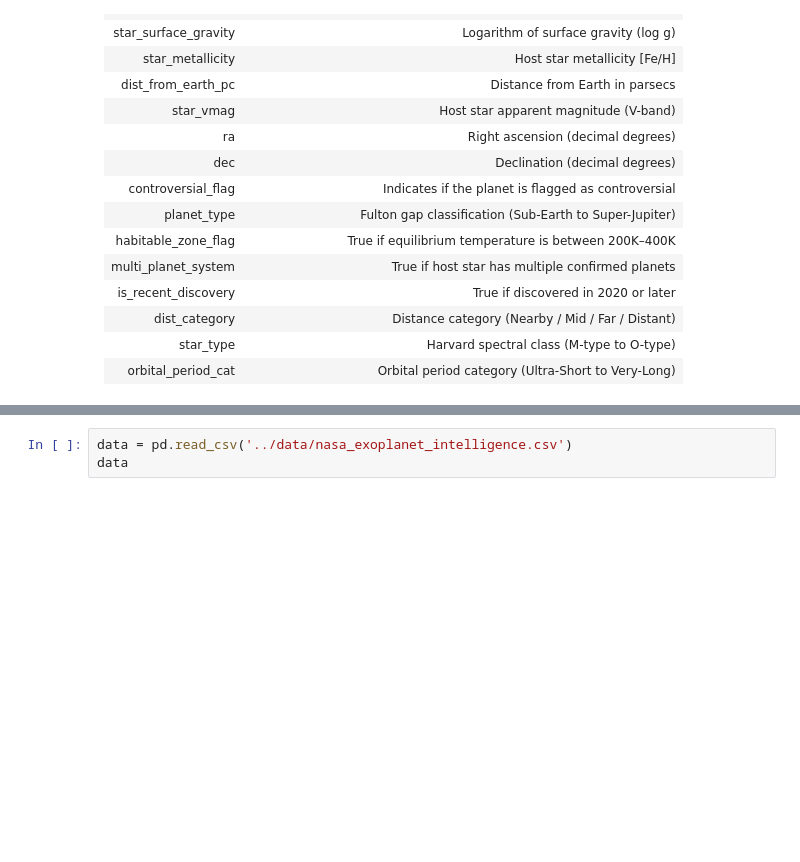
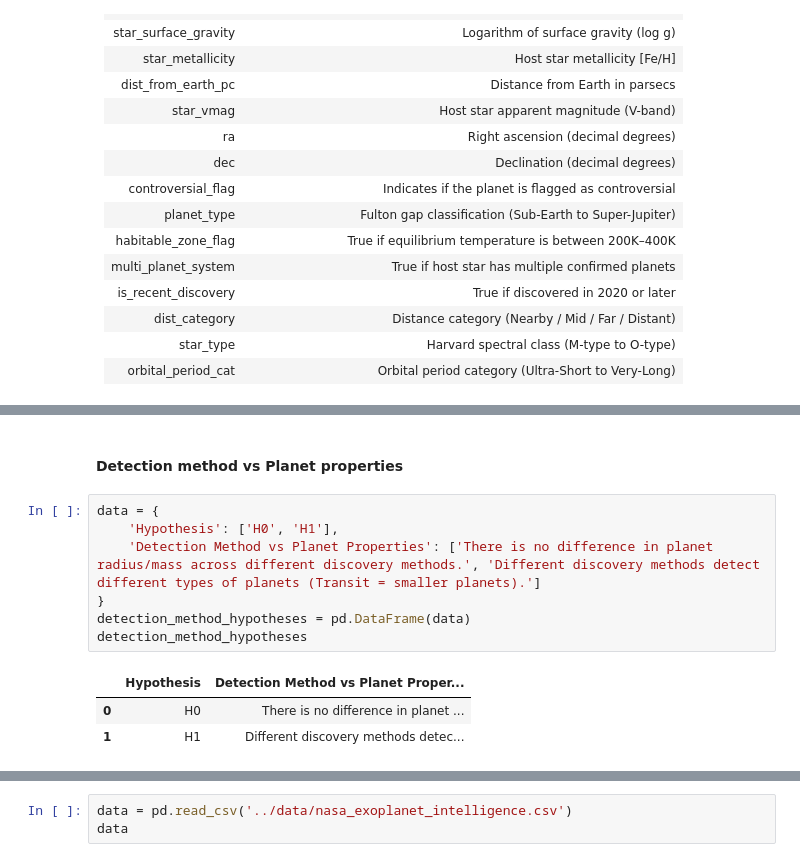
Before and after one commit to plamensve/DS_2026_FP, a Jupyter notebook: notebooks/01_overview.ipynb, the cells around one changed output, grey strips where cells are left out. Cells and saved outputs as stored; diff of their text form; blank space fills up the shorter version.

Commit message:
ADD: formulating hypotheses

```diff
--- a/notebooks/01_overview.ipynb
+++ b/notebooks/01_overview.ipynb
@@ -48,0 +58,13 @@ Every confirmed exoplanet ever discovered, in one clean, ML-ready file. This dat
+# %% [markdown]
+#### Detection method vs Planet properties
+# %%
+data = {
+    'Hypothesis': ['H0', 'H1'],
+    'Detection Method vs Planet Properties': ['There is no difference in planet radius/mass across different discovery methods.', 'Different discovery methods detect different types of planets (Transit = smaller planets).']
+}
+detection_method_hypotheses = pd.DataFrame(data)
+detection_method_hypotheses
+# %% [output]
+|  | Hypothesis | Detection Method vs Planet Proper... |
+| 0 | H0 | There is no difference in planet ... |
+| 1 | H1 | Different discovery methods detec... |
```
Also changed, not shown: parts of 22 cells of this notebook, 1 other file.
